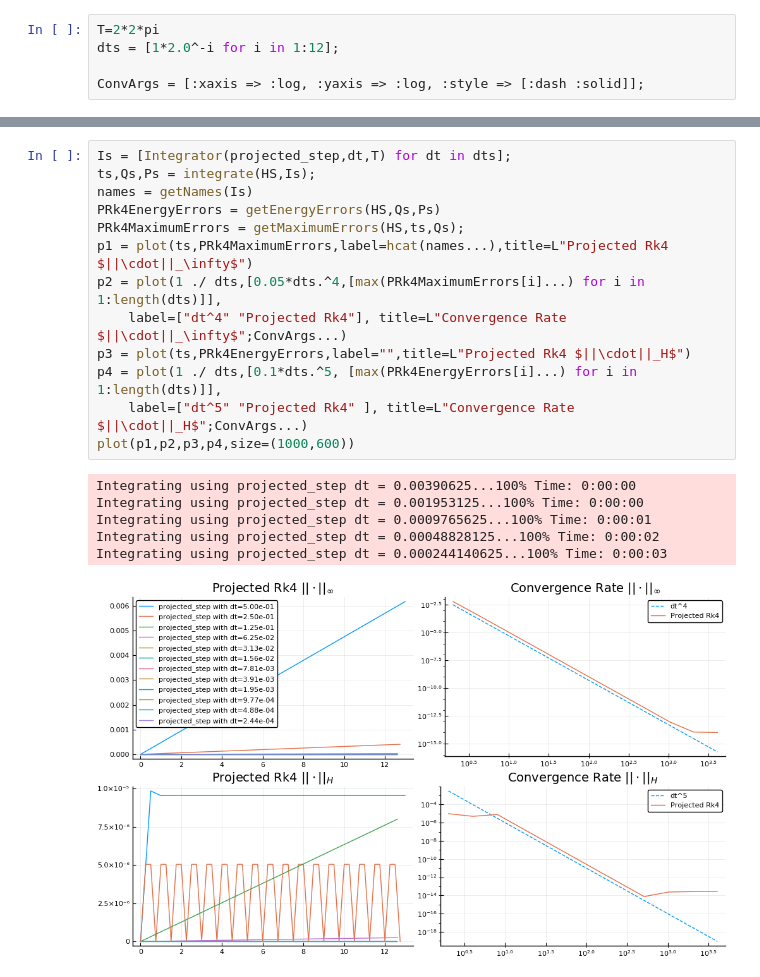
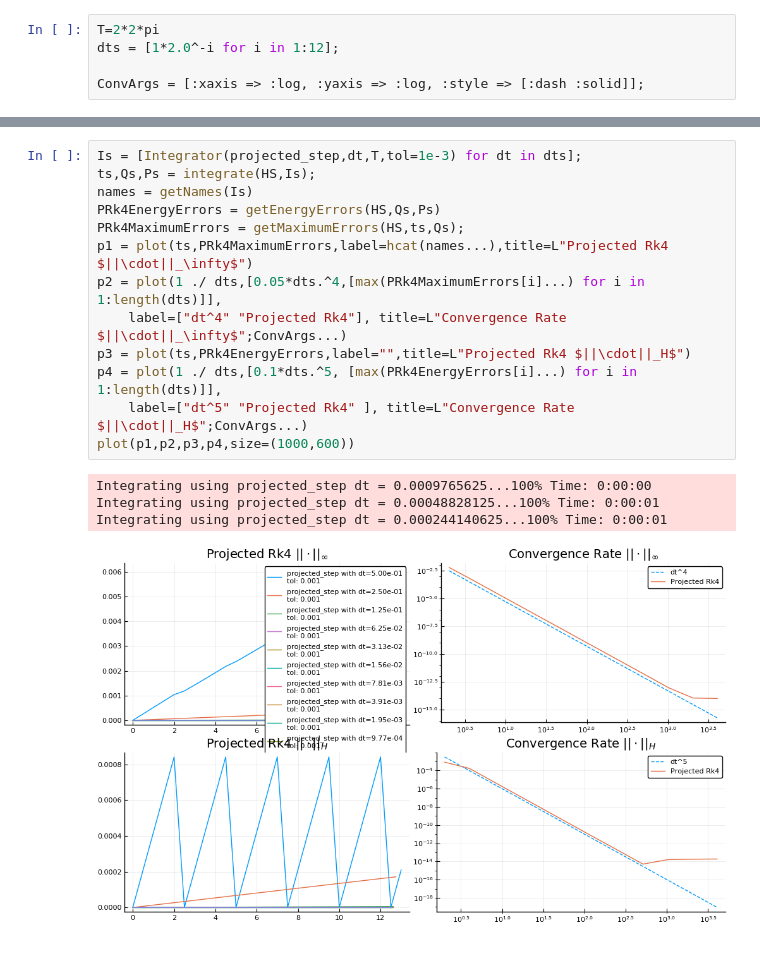
Before and after one commit to BoergeSt/HamiltonODE, a Jupyter notebook: Examples/Jupyter/Dahlquist-Convergence.ipynb, the cells around one changed output, grey strips where cells are left out. Cells and saved outputs as stored; diff of their text form.

```diff
--- a/Examples/Jupyter/Dahlquist-Convergence.ipynb
+++ b/Examples/Jupyter/Dahlquist-Convergence.ipynb
@@ -111,20 +109,18 @@ plot(p1,p2,p3,p4,size=(1000,600))
 # %%
-Is = [Integrator(projected_step,dt,T) for dt in dts];
+Is = [Integrator(projected_step,dt,T,tol=1e-3) for dt in dts];
 ts,Qs,Ps = integrate(HS,Is);
 names = getNames(Is)
 PRk4EnergyErrors = getEnergyErrors(HS,Qs,Ps)
 PRk4MaximumErrors = getMaximumErrors(HS,ts,Qs);
 p1 = plot(ts,PRk4MaximumErrors,label=hcat(names...),title=L"Projected Rk4 $||\cdot||_\infty$")
 p2 = plot(1 ./ dts,[0.05*dts.^4,[max(PRk4MaximumErrors[i]...) for i in 1:length(dts)]],
     label=["dt^4" "Projected Rk4"], title=L"Convergence Rate $||\cdot||_\infty$";ConvArgs...)
 p3 = plot(ts,PRk4EnergyErrors,label="",title=L"Projected Rk4 $||\cdot||_H$")
 p4 = plot(1 ./ dts,[0.1*dts.^5, [max(PRk4EnergyErrors[i]...) for i in 1:length(dts)]],
     label=["dt^5" "Projected Rk4" ], title=L"Convergence Rate $||\cdot||_H$";ConvArgs...)
 plot(p1,p2,p3,p4,size=(1000,600))
 # %% [output]
-Integrating using projected_step dt = 0.00390625...100% Time: 0:00:00
-Integrating using projected_step dt = 0.001953125...100% Time: 0:00:00
-Integrating using projected_step dt = 0.0009765625...100% Time: 0:00:01
-Integrating using projected_step dt = 0.00048828125...100% Time: 0:00:02
-Integrating using projected_step dt = 0.000244140625...100% Time: 0:00:03
+Integrating using projected_step dt = 0.0009765625...100% Time: 0:00:00
+Integrating using projected_step dt = 0.00048828125...100% Time: 0:00:01
+Integrating using projected_step dt = 0.000244140625...100% Time: 0:00:01
-[figure, old version]
+[figure, new version]
```
Also changed, not shown: parts of 10 cells of this notebook, 1 other file.
